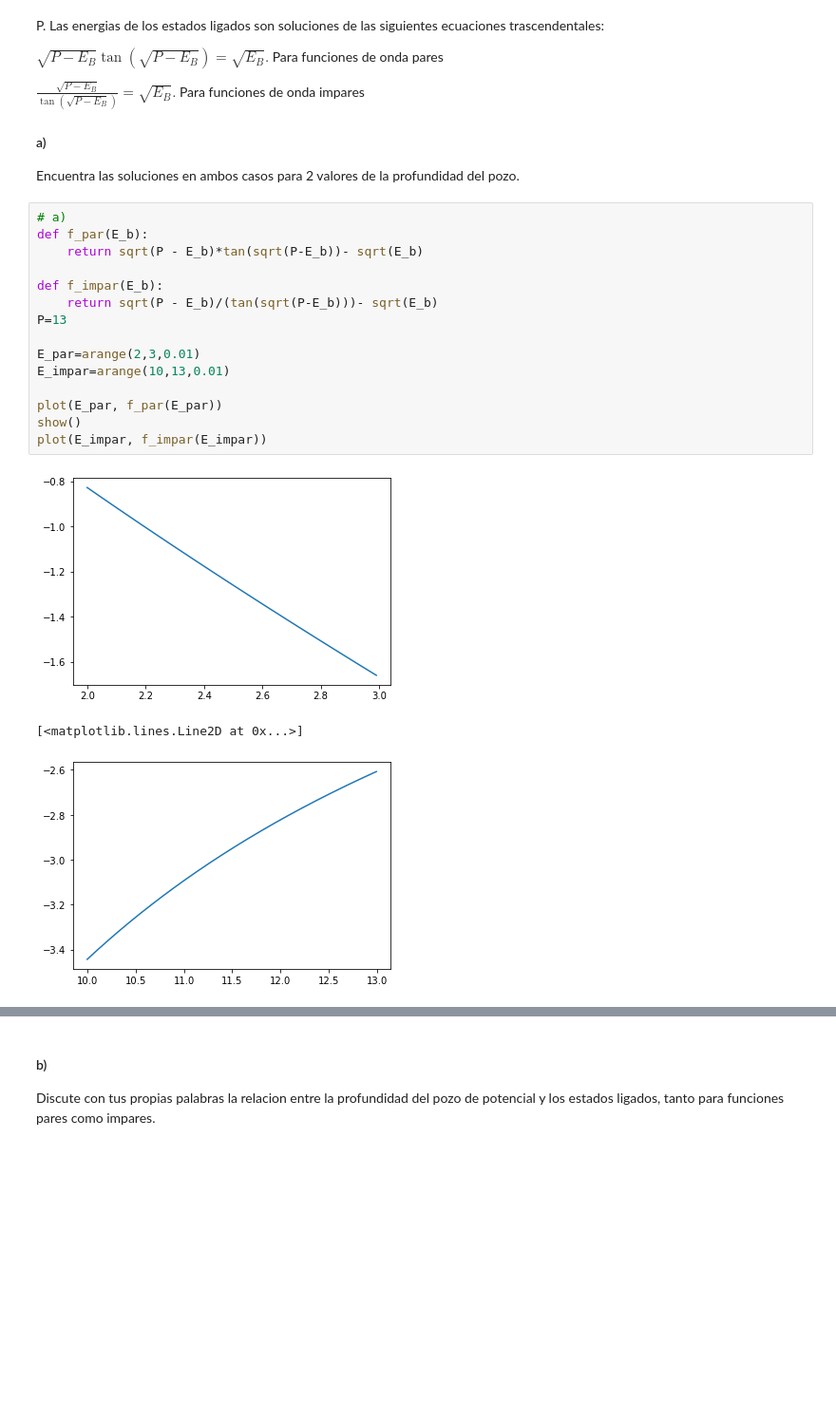
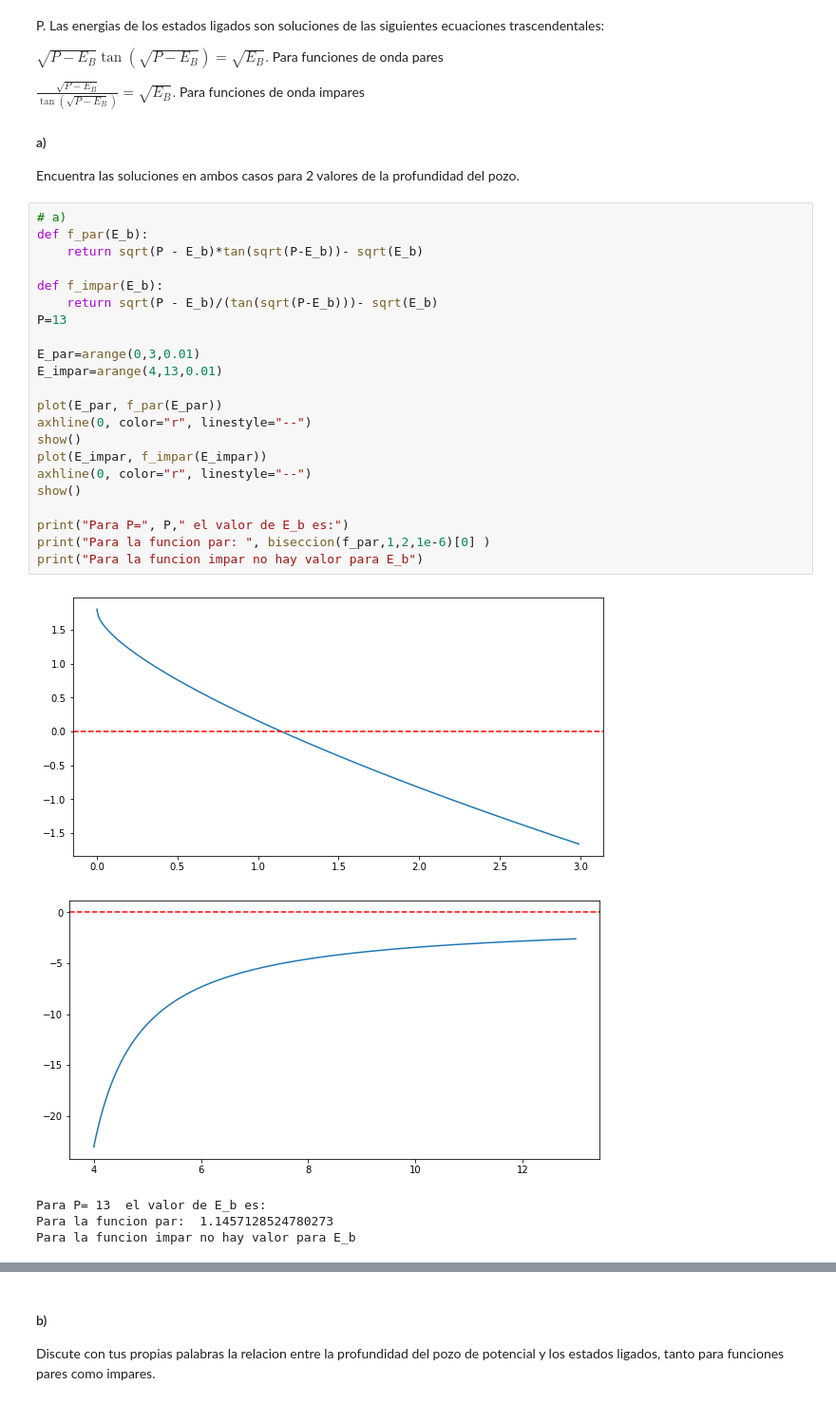
Before and after one commit to AndresAVargas/Fisica_Computacional, a Jupyter notebook: Practicas/Practica2.ipynb, the cells around one changed output, grey strips where cells are left out. Shown at 95% size. Drawn from its saved outputs; the diff is of its cells as text; blank space fills up the shorter version.

```diff
--- a/Practicas/Practica2.ipynb
+++ b/Practicas/Practica2.ipynb
@@ -269,22 +274,31 @@ Encuentra las soluciones en ambos casos para 2 valores de la profundidad del poz
 # %%
 # a)
 def f_par(E_b):
     return sqrt(P - E_b)*tan(sqrt(P-E_b))- sqrt(E_b)
 
 def f_impar(E_b):
     return sqrt(P - E_b)/(tan(sqrt(P-E_b)))- sqrt(E_b)
 P=13
 
-E_par=arange(2,3,0.01)
-E_impar=arange(10,13,0.01)
+E_par=arange(0,3,0.01)
+E_impar=arange(4,13,0.01)
 
 plot(E_par, f_par(E_par))
+axhline(0, color="r", linestyle="--")
 show()
 plot(E_impar, f_impar(E_impar))
+axhline(0, color="r", linestyle="--")
+show()
+
+print("Para P=", P," el valor de E_b es:")
+print("Para la funcion par: ", biseccion(f_par,1,2,1e-6)[0] )
+print("Para la funcion impar no hay valor para E_b")
 # %% [output]
-[figure, old version]
+[figure, new version]
+[figure, new version]
-[<matplotlib.lines.Line2D at 0x...>]
+Para P= 13  el valor de E_b es:
+Para la funcion par:  1.1457128524780273
+Para la funcion impar no hay valor para E_b
-[figure, old version]
 # %%
 def f_par(E_b):
     return sqrt(P - E_b)*tan(sqrt(P-E_b))- sqrt(E_b)
```
Also changed, not shown: parts of 15 cells of this notebook.
